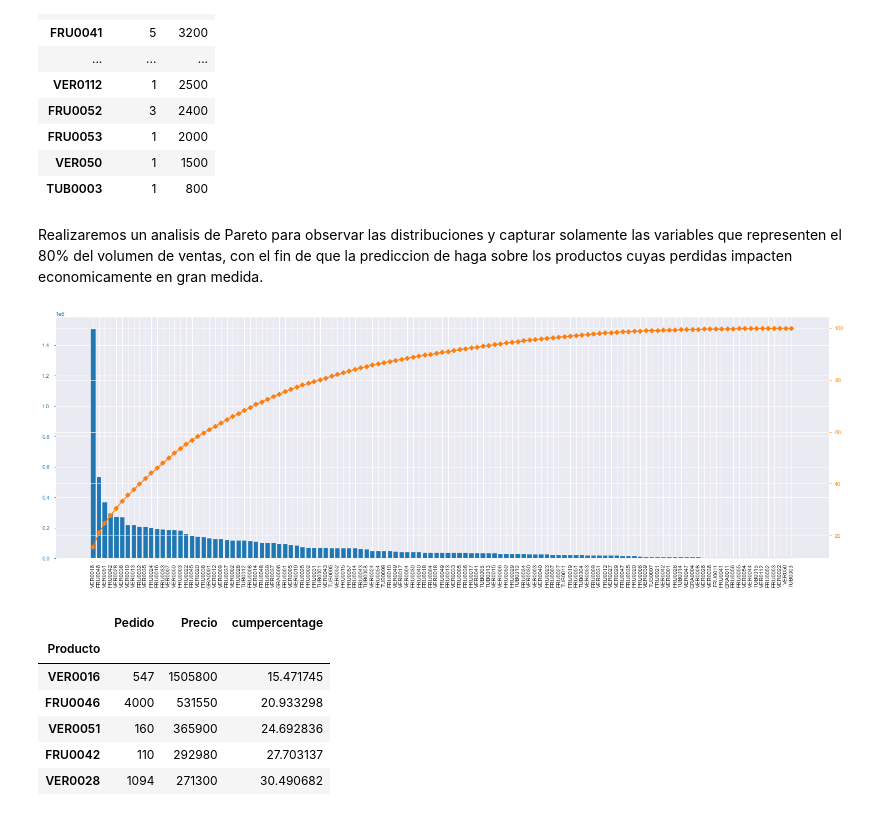
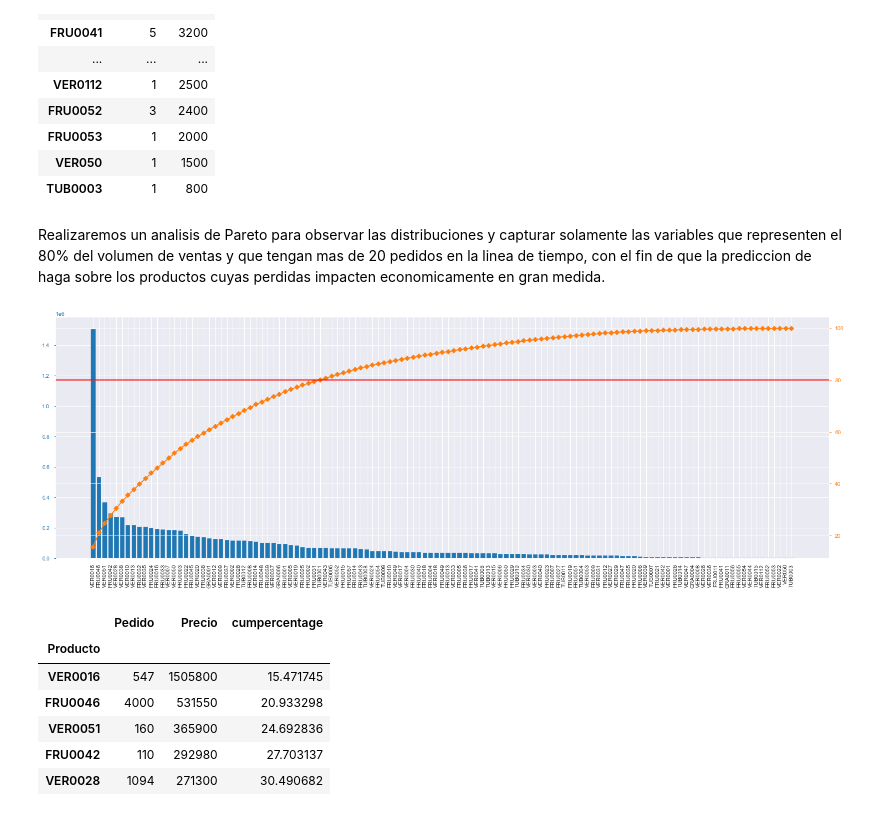
Before and after one commit to diegojeda/Modelos-Avanzados-2, a Jupyter notebook: Micro Proyecto 1/MicroProyecto1_StartUp.ipynb, the cells around one changed output. Cells and saved outputs as stored; diff of their text form; code cells hidden in the pictures.

```diff
--- a/Micro Proyecto 1/MicroProyecto1_StartUp.ipynb
+++ b/Micro Proyecto 1/MicroProyecto1_StartUp.ipynb
@@ -278,24 +278,25 @@ df[df.Pedido<10]
 | VER050 | 1 | 1500 |
 | TUB0003 | 1 | 800 |
 # %% [markdown]
-Realizaremos un analisis de Pareto para observar las distribuciones y capturar solamente las variables que representen el 80% del volumen de ventas, con el fin de que la prediccion de haga sobre los productos cuyas perdidas impacten economicamente en gran medida.
+Realizaremos un analisis de Pareto para observar las distribuciones y capturar solamente las variables que representen el 80% del volumen de ventas y que tengan mas de 20 pedidos en la linea de tiempo, con el fin de que la prediccion de haga sobre los productos cuyas perdidas impacten economicamente en gran medida.
 # %%
 import matplotlib.ticker as mtick
 
 df["cumpercentage"] = df["Precio"].cumsum()/df["Precio"].sum()*100
 
 fig, ax = plt.subplots(figsize=(25,8))
 ax.bar(df.index, df.Precio, color="C0")
 ax2 = ax.twinx()
 ax2.plot(df.index, df["cumpercentage"], color="C1", marker="D", ms=7)
+ax2.axhline(80, color='r', linestyle='-')
 
 ax.tick_params(axis="y", colors="C0")
 ax2.tick_params(axis="y", colors="C1")
 ax.tick_params(axis="x", rotation=90)
 
 plt.show();
 # %% [output]
-[figure, old version]
+[figure, new version]
 # %%
 df.head()
 # %% [output]
```
Also changed, not shown: parts of 40 cells of this notebook.
